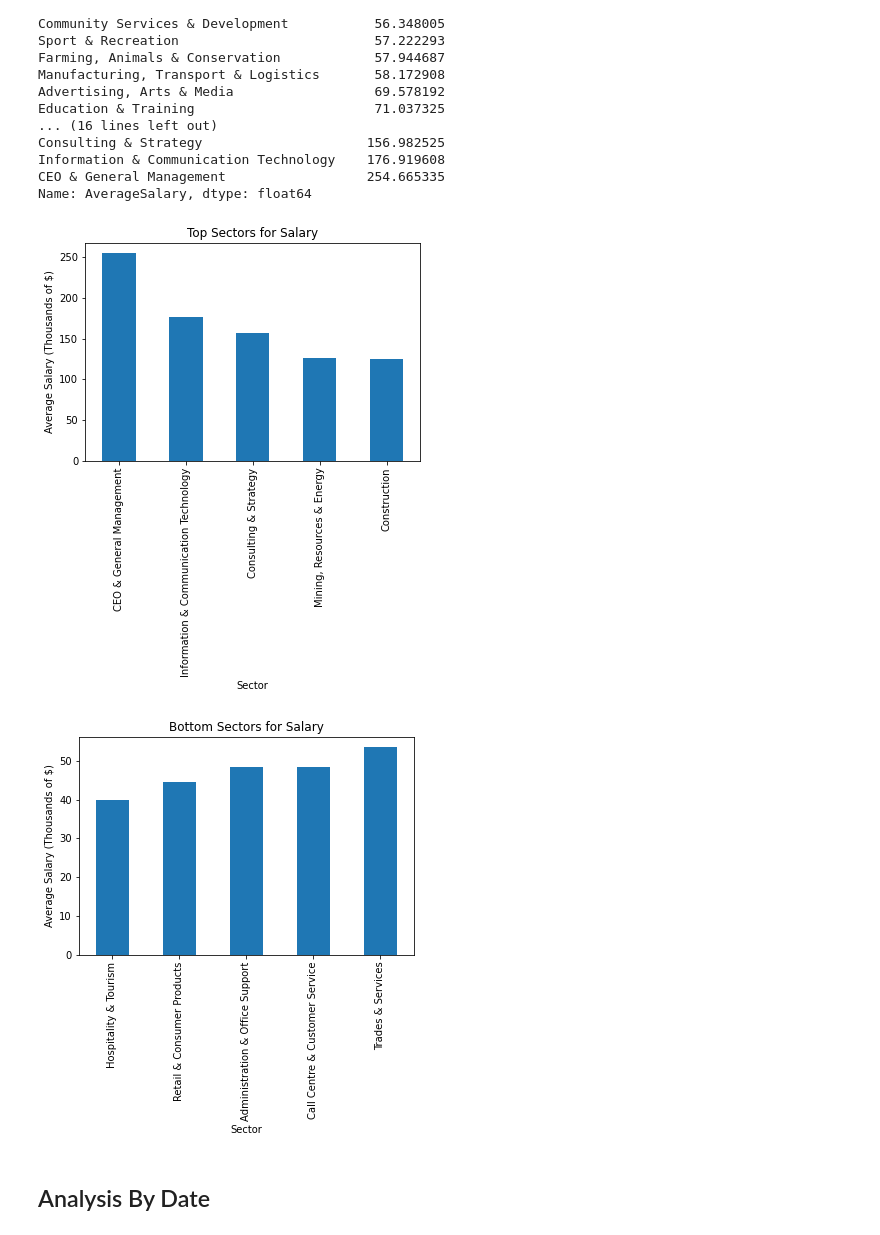
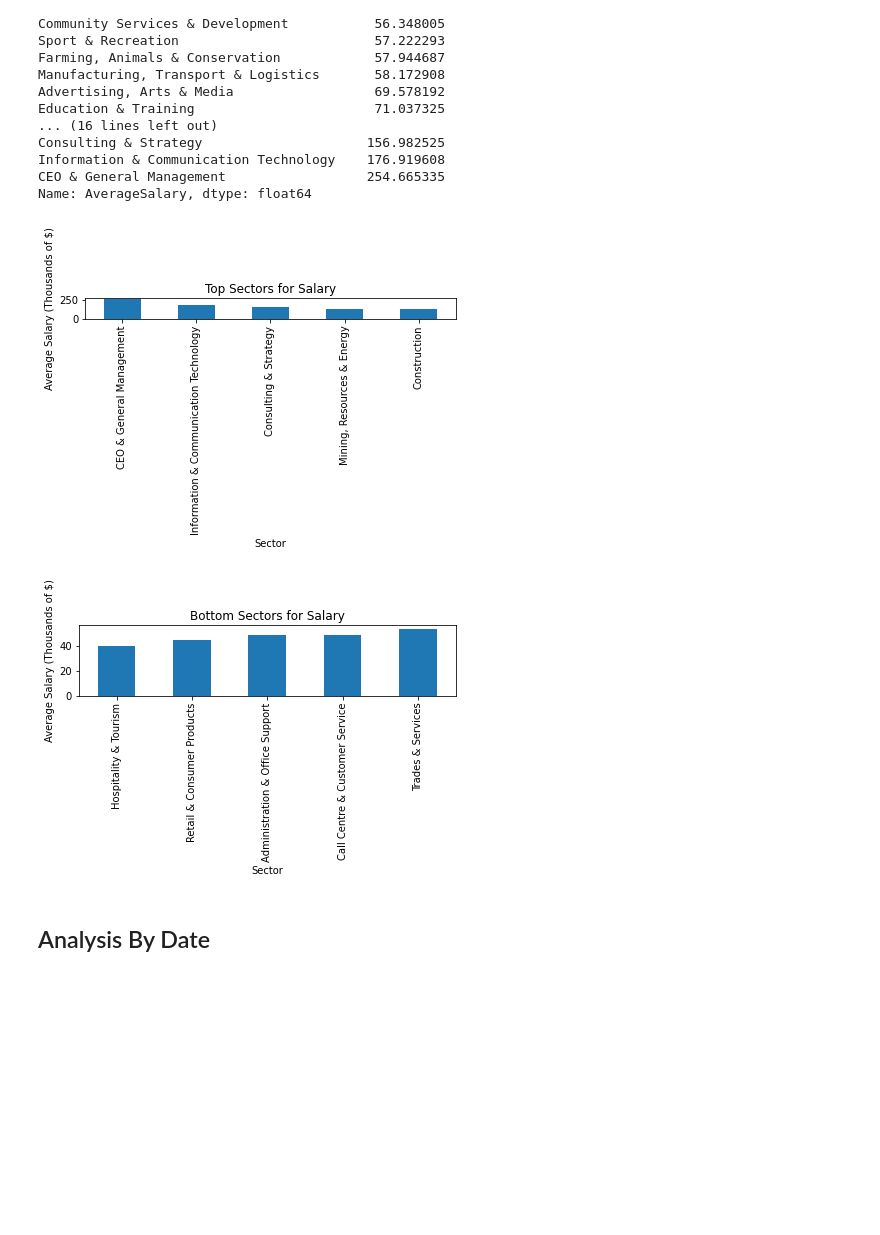
Before and after one commit to RyanWillie/Big-Data-Assignment, a Jupyter notebook: Notebook.ipynb, the cells around one changed output. Cells and saved outputs as stored; diff of their text form; code cells hidden in the pictures; blank space fills up the shorter version.

```diff
--- a/Notebook.ipynb
+++ b/Notebook.ipynb
@@ -312,17 +316,19 @@ Name: AverageSalary, dtype: float64
 # %%
 SectorSalaries.mean().sort_values().nlargest(5).plot(kind='bar', title="Top Sectors for Salary")
 plt.ylabel("Average Salary (Thousands of $)")
 plt.xlabel("Sector")
+plt.tight_layout()
 plt.savefig('figures\TopSectors_Salary')
 plt.show()
 SectorSalaries.mean().sort_values().nsmallest(5).plot(kind='bar', title="Bottom Sectors for Salary")
 plt.ylabel("Average Salary (Thousands of $)")
 plt.xlabel("Sector")
+plt.tight_layout()
 plt.savefig('figures\BottomSectors_Salary')
 plt.show()
 # %% [output]
-[figure, old version]
+[figure, new version]
-[figure, old version]
+[figure, new version]
 # %% [markdown]
 ## Analysis By Date
 # %%
```
Also changed, not shown: parts of 6 cells of this notebook, 8 other files.
